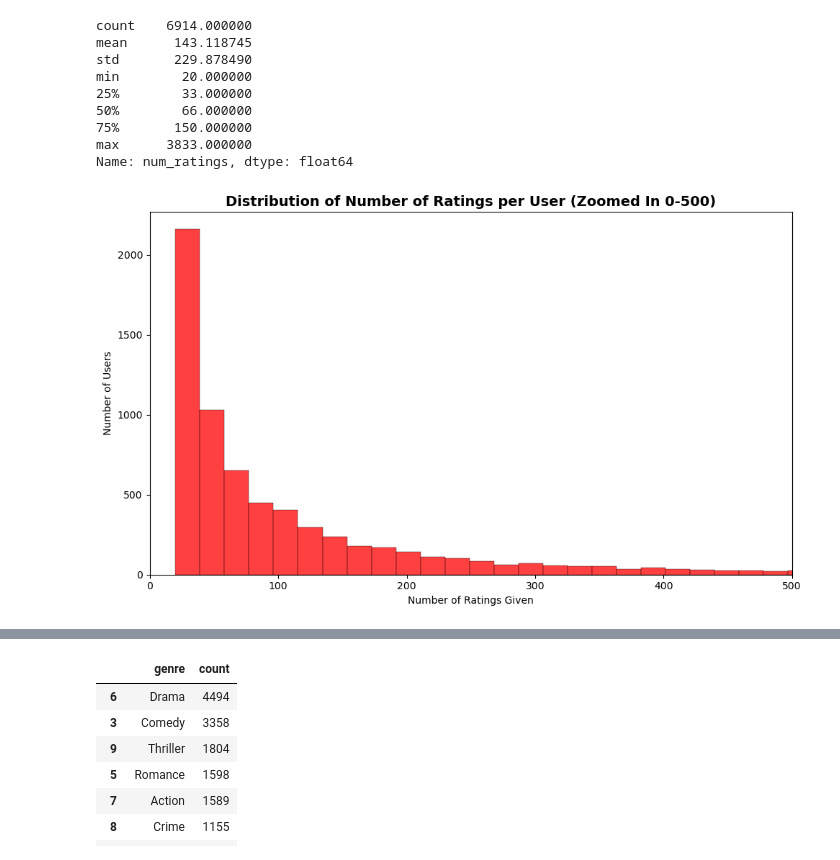
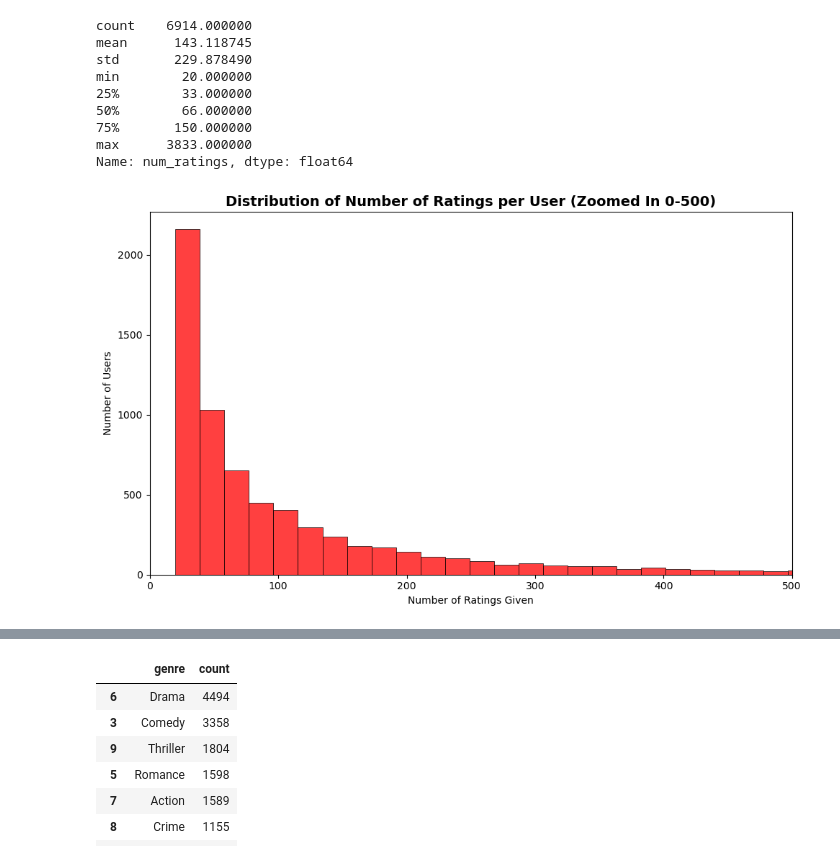
Before and after one commit to Kapustuch/Movie_Rec_System, a Jupyter notebook: notebooks/0.1-eda.ipynb, the cells around one changed output, grey strips where cells are left out. Drawn from its saved outputs; the diff is of its cells as text; code cells hidden in the pictures.

```diff
--- a/notebooks/0.1-eda.ipynb
+++ b/notebooks/0.1-eda.ipynb
@@ -60,2 +50,2 @@ We have 6914 unique users and 9222 unique films. Total number of ratings: 989523
 # %%
-ratings_per_user = ratings.groupby('userId').size().reset_index(name='num_ratings')
+ratings_per_user = ratings.groupby('userId').size().reset_index(name='num_ratings').sort_values(by='num_ratings', ascending=False)
@@ -74,14 +80,14 @@ Name: num_ratings, dtype: float64
 # %%
 plt.figure(figsize=(10, 6))
 
-sns.histplot(data=ratings_per_user, x='num_ratings', bins=200, color='r')
+sns.histplot(data=ratings_per_user, x='num_ratings', bins=200, color='r', edgecolor='black', linewidth=0.5)
 
 plt.xlim(0, 500)
 
 plt.title('Distribution of Number of Ratings per User (Zoomed In 0-500)', fontsize=14, weight='bold')
 plt.xlabel('Number of Ratings Given')
 plt.ylabel('Number of Users')
 
 plt.tight_layout()
 # %% [output]
-[figure, old version]
+[figure, new version]
```
Also changed, not shown: parts of 24 cells of this notebook.
